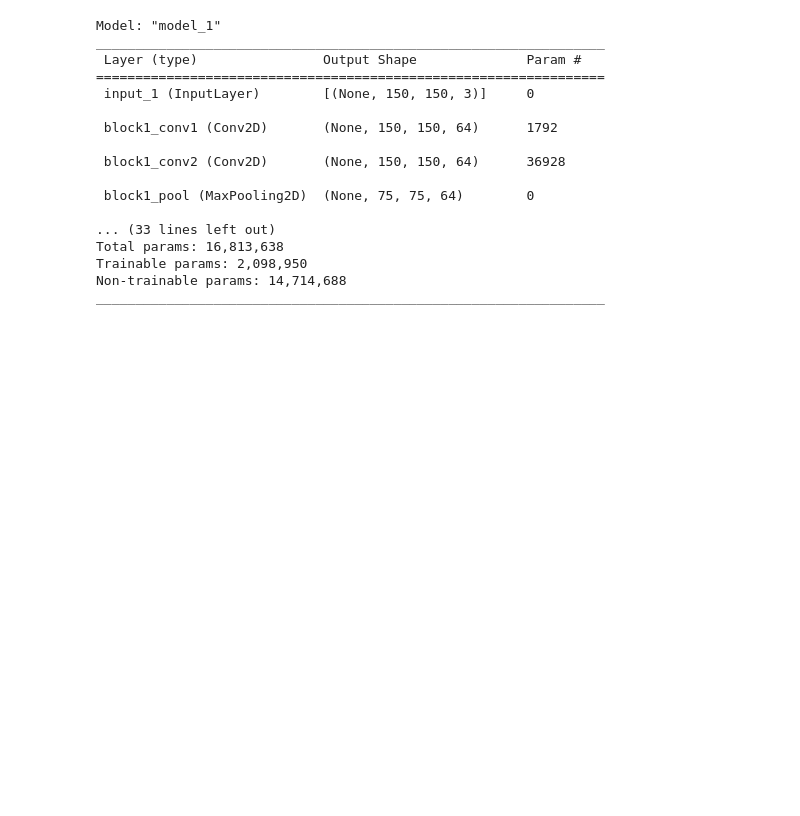
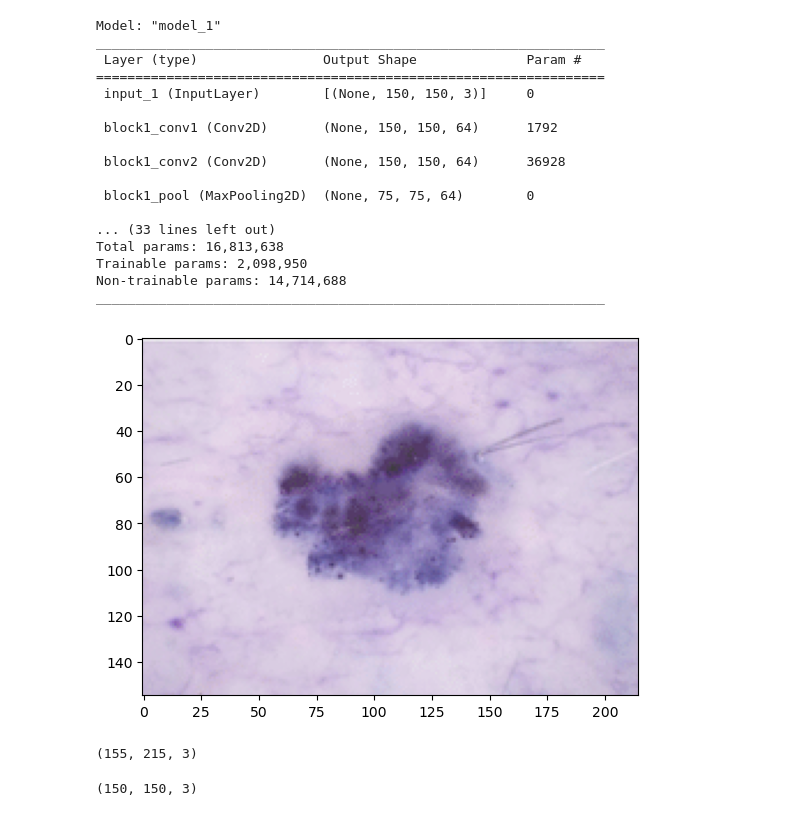
Before and after one commit to wwwxkz/CCTV-Skin-lesion-model, a Jupyter notebook: code.ipynb, the cells around one changed output. Saved outputs shown, nothing was run; the diff lists cells and outputs as text; code cells hidden in the pictures; blank space fills up the shorter version.

Commit message:
Added test use of SPL model

```diff
--- a/code.ipynb
+++ b/code.ipynb
@@ -23,3 +34,19 @@ Total params: 16,813,638
 Trainable params: 2,098,950
 Non-trainable params: 14,714,688
 _________________________________________________________________
+# %%
+image = cv2.imread("Dataset/2023-05-27_01-09.png")
+plt.imshow(image)
+plt.show()
+# %% [output]
+[figure, added]
+# %%
+image.shape
+# %% [output]
+(155, 215, 3)
+# %%
+IMAGE_SIZE = (150, 150)
+image = cv2.resize(test_img, IMAGE_SIZE)
+image.shape
+# %% [output]
+(150, 150, 3)
```
Also changed, not shown: parts of 7 cells of this notebook, 1 other file.
